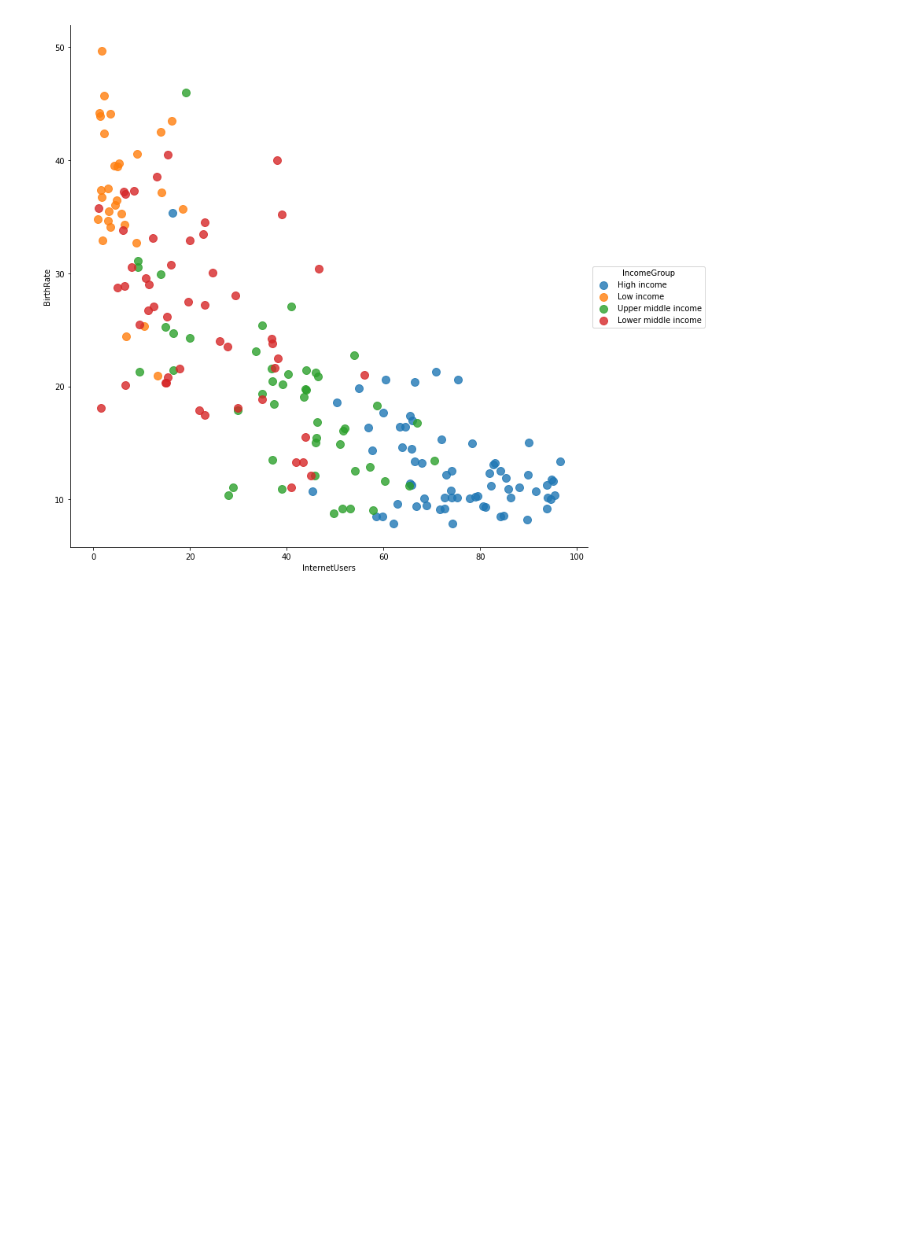
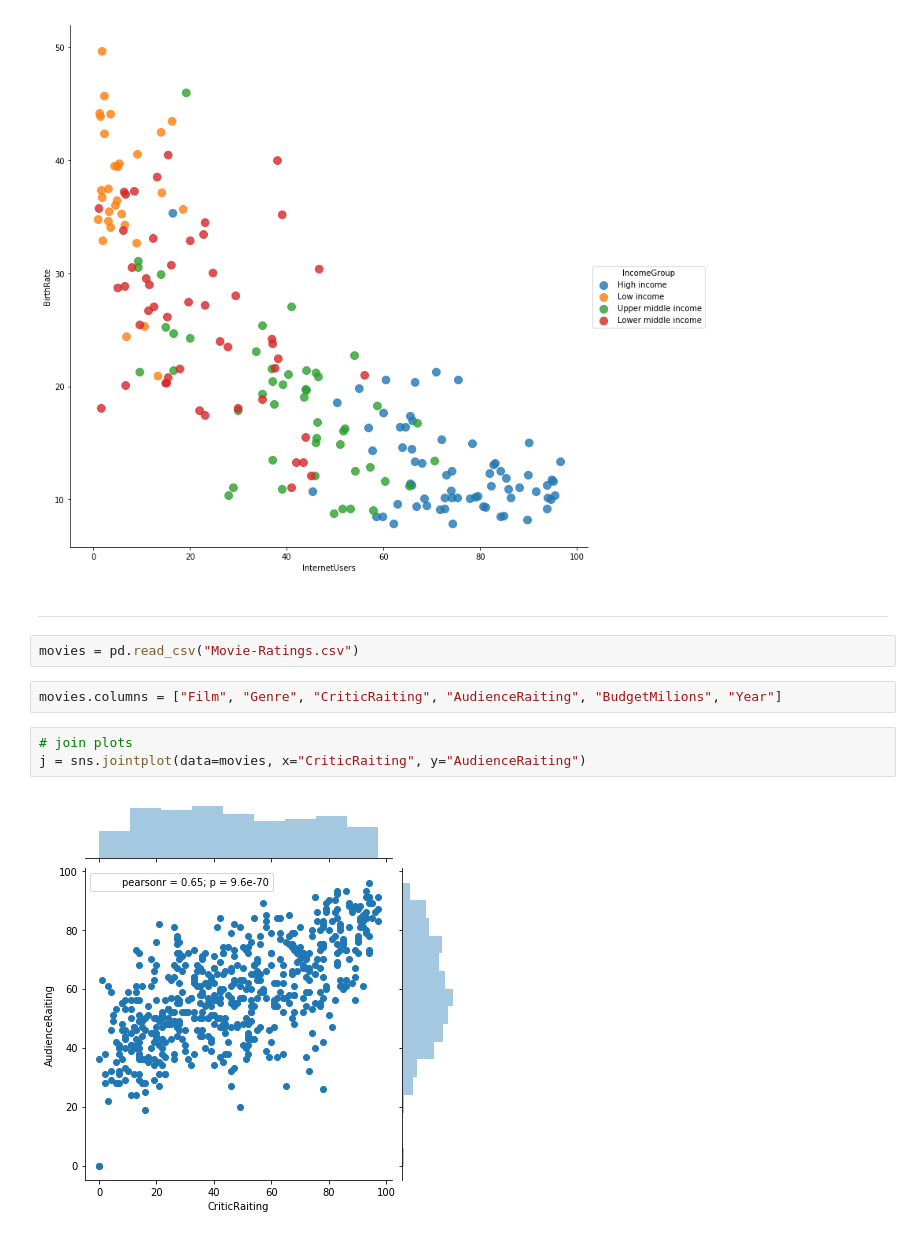
Before and after one commit to cepheus87/pythonStuff, a Jupyter notebook: seabornVisualisation/SeabornPackage.ipynb, the cells around one changed output. Drawn from its saved outputs; the diff is of its cells as text; blank space fills up the shorter version.

```diff
--- a/seabornVisualisation/SeabornPackage.ipynb
+++ b/seabornVisualisation/SeabornPackage.ipynb
@@ -59,3 +59,14 @@ vis3 = sns.lmplot(data = stats, x = "InternetUsers", y= "BirthRate", fit_reg=Fal
                   size = 10, scatter_kws={"s":100})
 # %% [output]
 [figure]
+# %% [markdown]
+------------------
+# %%
+movies = pd.read_csv("Movie-Ratings.csv")
+# %%
+movies.columns = ["Film", "Genre", "CriticRaiting", "AudienceRaiting", "BudgetMilions", "Year"]
+# %%
+# join plots
+j = sns.jointplot(data=movies, x="CriticRaiting", y="AudienceRaiting")
+# %% [output]
+[figure, added]
```
Also changed, not shown: parts of 24 cells of this notebook, 1 other file.
